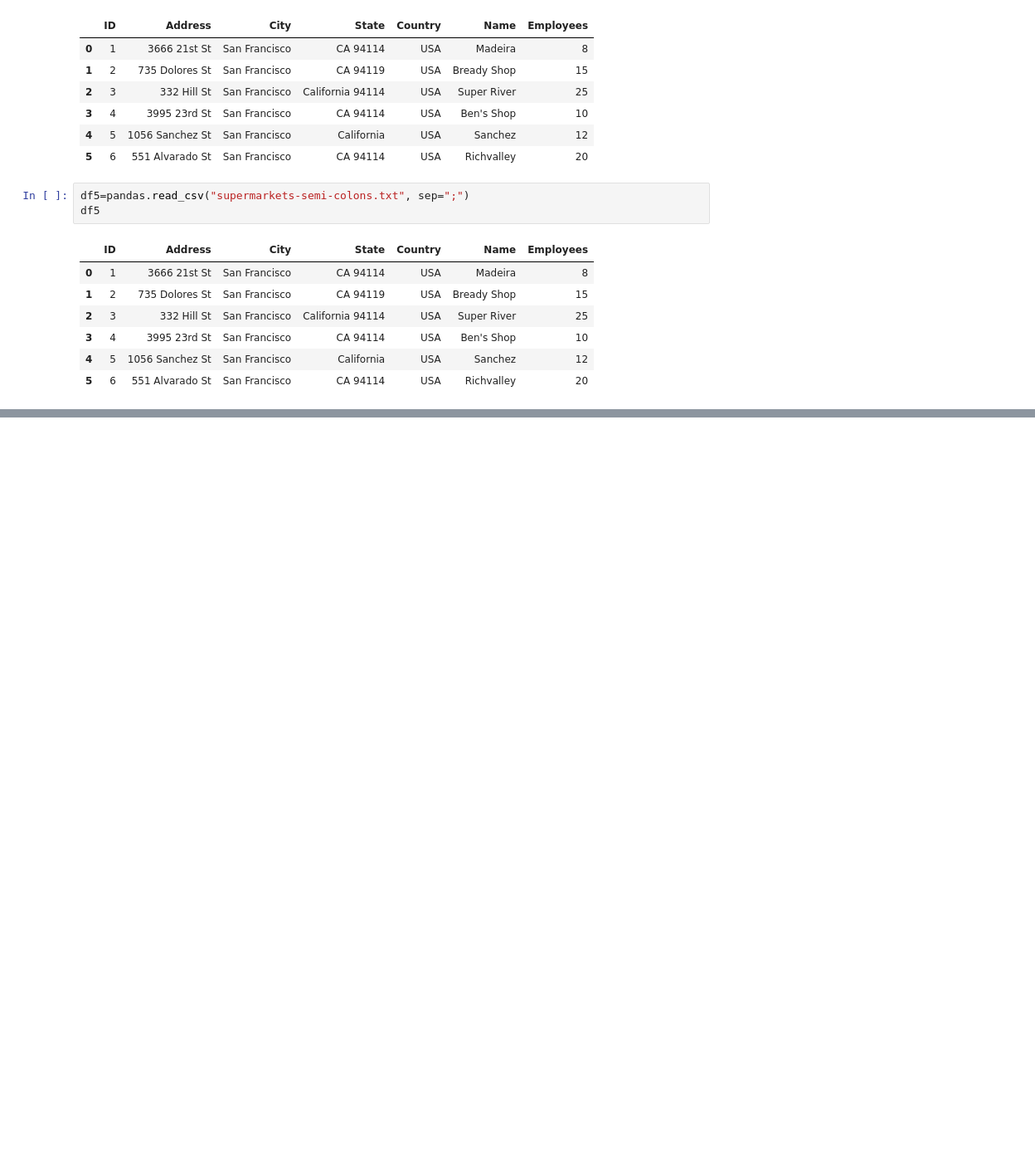
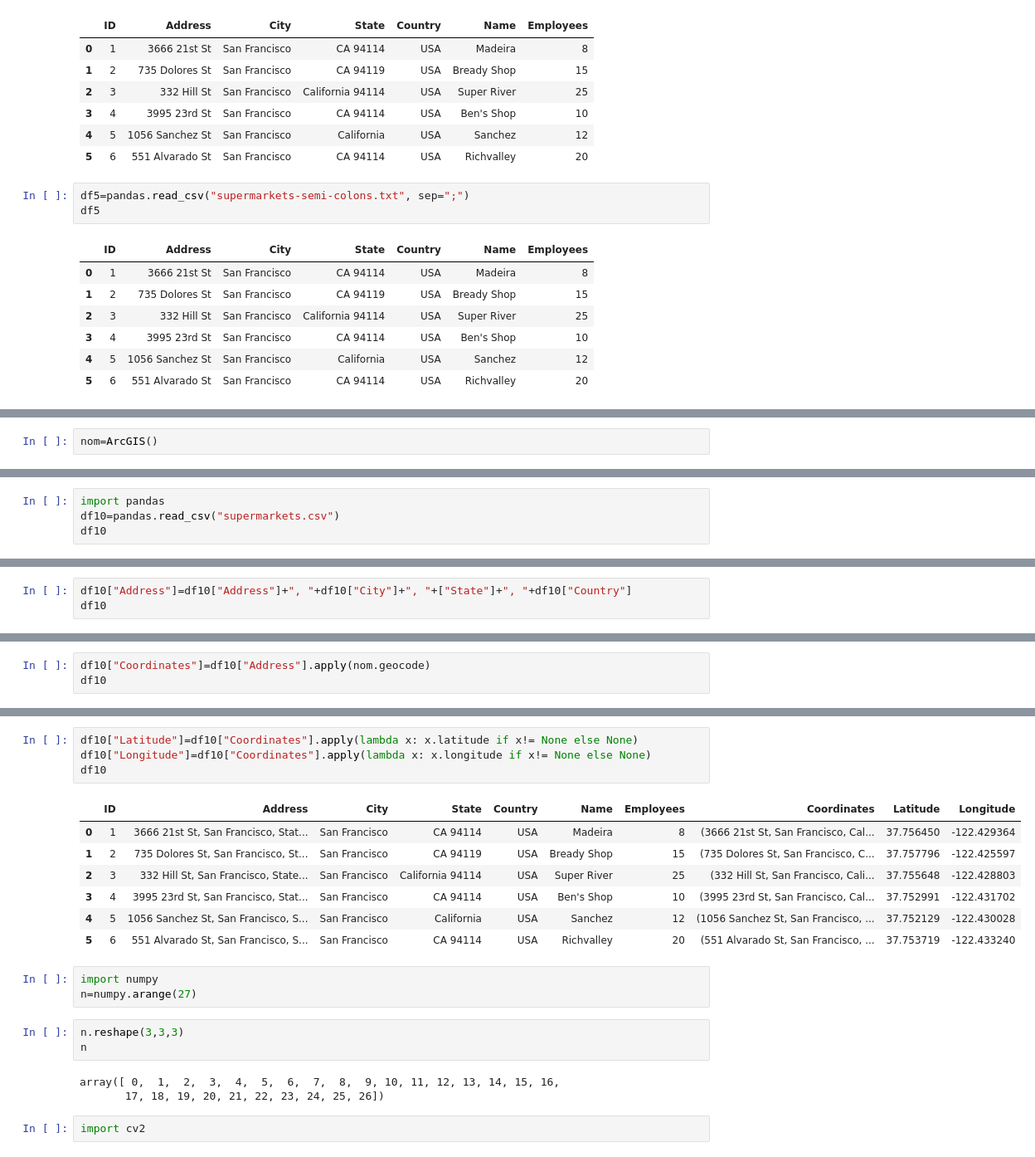
Before and after one commit to NenadJov/python-apps, a Jupyter notebook: readfiles.ipynb, the cells around one changed output, grey strips where cells are left out. Shown: that part at 83% size. Saved outputs shown, nothing was run; the diff lists cells and outputs as text; blank space fills up the shorter version.

```diff
--- a/readfiles.ipynb
+++ b/readfiles.ipynb
@@ -77,0 +79,2 @@ df5
+# %%
+nom=ArcGIS()
@@ -77,0 +99,4 @@ df5
+# %%
+import pandas
+df10=pandas.read_csv("supermarkets.csv")
+df10
@@ -77,0 +111,3 @@ df5
+# %%
+df10["Address"]=df10["Address"]+", "+df10["City"]+", "+["State"]+", "+df10["Country"]
+df10
@@ -77,0 +122,3 @@ df5
+# %%
+df10["Coordinates"]=df10["Address"].apply(nom.geocode)
+df10
@@ -77,0 +133,23 @@ df5
+# %%
+df10["Latitude"]=df10["Coordinates"].apply(lambda x: x.latitude if x!= None else None)
+df10["Longitude"]=df10["Coordinates"].apply(lambda x: x.longitude if x!= None else None)
+df10
+# %% [output]
+|  | ID | Address | City | State | Country | Name | Employees | Coordinates | Latitude | Longitude |
+| 0 | 1 | 3666 21st St, San Francisco, Stat... | San Francisco | CA 94114 | USA | Madeira | 8 | (3666 21st St, San Francisco, Cal... | 37.756450 | -122.429364 |
+| 1 | 2 | 735 Dolores St, San Francisco, St... | San Francisco | CA 94119 | USA | Bready Shop | 15 | (735 Dolores St, San Francisco, C... | 37.757796 | -122.425597 |
+| 2 | 3 | 332 Hill St, San Francisco, State... | San Francisco | California 94114 | USA | Super River | 25 | (332 Hill St, San Francisco, Cali... | 37.755648 | -122.428803 |
+| 3 | 4 | 3995 23rd St, San Francisco, Stat... | San Francisco | CA 94114 | USA | Ben's Shop | 10 | (3995 23rd St, San Francisco, Cal... | 37.752991 | -122.431702 |
+| 4 | 5 | 1056 Sanchez St, San Francisco, S... | San Francisco | California | USA | Sanchez | 12 | (1056 Sanchez St, San Francisco, ... | 37.752129 | -122.430028 |
+| 5 | 6 | 551 Alvarado St, San Francisco, S... | San Francisco | CA 94114 | USA | Richvalley | 20 | (551 Alvarado St, San Francisco, ... | 37.753719 | -122.433240 |
+# %%
+import numpy
+n=numpy.arange(27)
+# %%
+n.reshape(3,3,3)
+n
+# %% [output]
+array([ 0,  1,  2,  3,  4,  5,  6,  7,  8,  9, 10, 11, 12, 13, 14, 15, 16,
+       17, 18, 19, 20, 21, 22, 23, 24, 25, 26])
+# %%
+import cv2
```
Also changed, not shown: parts of 11 cells of this notebook, 1 other file.
